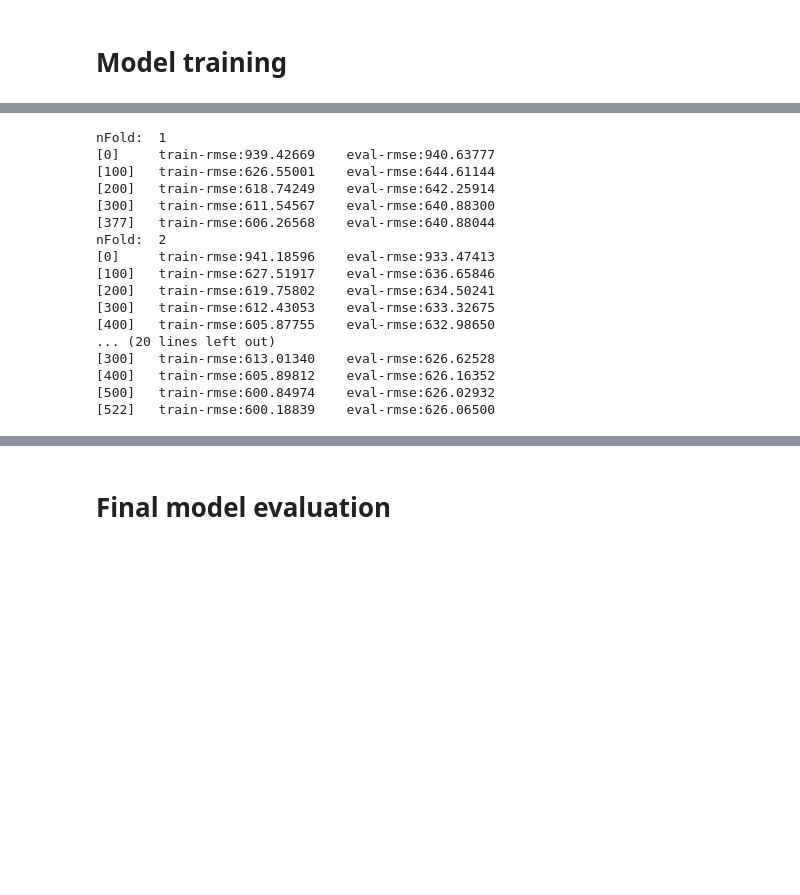
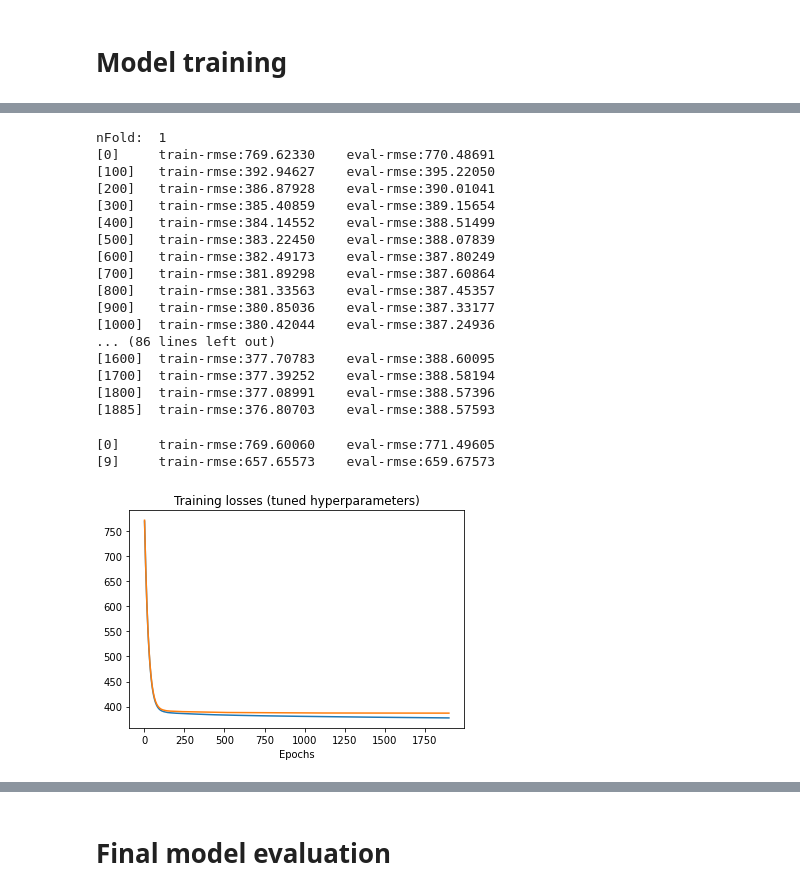
Before and after one commit to Stuart6557/CSE151B-SP23-Kaggle-Competition, a Jupyter notebook: XGBoost-Project.ipynb, the cells around one changed output, grey strips where cells are left out. Cells and saved outputs as stored; diff of their text form; code cells hidden in the pictures; blank space fills up the shorter version.

```diff
--- a/XGBoost-Project.ipynb
+++ b/XGBoost-Project.ipynb
@@ -347,14 +230,14 @@ X_submission = df_test
 dsubmission_reg = xgb.DMatrix(X_submission, enable_categorical=True)
 # %%
 # Training and evaluating on the public dataset
-from sklearn.model_selection import StratifiedKFold
-
+from sklearn.model_selection import KFold
+# This approach averages the results from each model trained on a different fold of the dataset
 nfold=5
-skf = StratifiedKFold(n_splits=nfold, shuffle=True, random_state=1)
+kf = KFold(n_splits=nfold, shuffle=True, random_state=1)
 
 predictions = np.zeros(len(df_test))
 i = 1
-for train_index, valid_index in skf.split(X, y):
+for train_index, valid_index in kf.split(X):
     print("nFold: ", i)
     xg_train = xgb.DMatrix(X.iloc[train_index], y.iloc[train_index], enable_categorical=True)
     xg_valid = xgb.DMatrix(X.iloc[valid_index], y.iloc[valid_index], enable_categorical=True)
@@ -363,22 +246,45 @@ for train_index, valid_index in skf.split(X, y):
                       early_stopping_rounds=EARLY_STOP, verbose_eval=100)
     predictions += model.predict(dsubmission_reg) / nfold
     i = i + 1
+
+df = pd.DataFrame(data={"TRIP_ID": titles, "TRAVEL_TIME": predictions})
+df.to_csv("solution.csv", index=False)
 # %% [output]
 nFold:  1
-[0]     train-rmse:939.42669    eval-rmse:940.63777
-[100]   train-rmse:626.55001    eval-rmse:644.61144
-[200]   train-rmse:618.74249    eval-rmse:642.25914
-[300]   train-rmse:611.54567    eval-rmse:640.88300
-[377]   train-rmse:606.26568    eval-rmse:640.88044
-nFold:  2
-[0]     train-rmse:941.18596    eval-rmse:933.47413
-[100]   train-rmse:627.51917    eval-rmse:636.65846
-[200]   train-rmse:619.75802    eval-rmse:634.50241
-[300]   train-rmse:612.43053    eval-rmse:633.32675
-[400]   train-rmse:605.87755    eval-rmse:632.98650
-... (20 lines left out)
-[300]   train-rmse:613.01340    eval-rmse:626.62528
-[400]   train-rmse:605.89812    eval-rmse:626.16352
-[500]   train-rmse:600.84974    eval-rmse:626.02932
-[522]   train-rmse:600.18839    eval-rmse:626.06500
+[0]     train-rmse:769.62330    eval-rmse:770.48691
+[100]   train-rmse:392.94627    eval-rmse:395.22050
+[200]   train-rmse:386.87928    eval-rmse:390.01041
+[300]   train-rmse:385.40859    eval-rmse:389.15654
+[400]   train-rmse:384.14552    eval-rmse:388.51499
+[500]   train-rmse:383.22450    eval-rmse:388.07839
+[600]   train-rmse:382.49173    eval-rmse:387.80249
+[700]   train-rmse:381.89298    eval-rmse:387.60864
+[800]   train-rmse:381.33563    eval-rmse:387.45357
+[900]   train-rmse:380.85036    eval-rmse:387.33177
+[1000]  train-rmse:380.42044    eval-rmse:387.24936
+... (86 lines left out)
+[1600]  train-rmse:377.70783    eval-rmse:388.60095
+[1700]  train-rmse:377.39252    eval-rmse:388.58194
+[1800]  train-rmse:377.08991    eval-rmse:388.57396
+[1885]  train-rmse:376.80703    eval-rmse:388.57593
+# %%
+evals_result = {}
+# This approach just uses the base train-test split, so it can be saved to memory easier.
+model = xgb.train(params, dtrain_reg, num_boost_round=10, evals=[(dtrain_reg, "train"), (dtest_reg, "eval")],
+                      early_stopping_rounds=50, verbose_eval=100, evals_result=evals_result)
+# %% [output]
+[0]     train-rmse:769.60060    eval-rmse:771.49605
+[9]     train-rmse:657.65573    eval-rmse:659.67573
+# %%
+import numpy as np
+import matplotlib.pyplot as plt
+
+x_axis = np.arange(1, len(evals_result['train']['rmse']) + 1, 1)
+plt.plot(x_axis, evals_result['train']['rmse'])
+plt.plot(x_axis, evals_result['eval']['rmse'])
+plt.title('Training losses (tuned hyperparameters)')
+plt.xlabel("Epochs")
+plt.show()
+# %% [output]
+[figure, added]
 # %%
```
Also changed, not shown: parts of 32 cells of this notebook.
